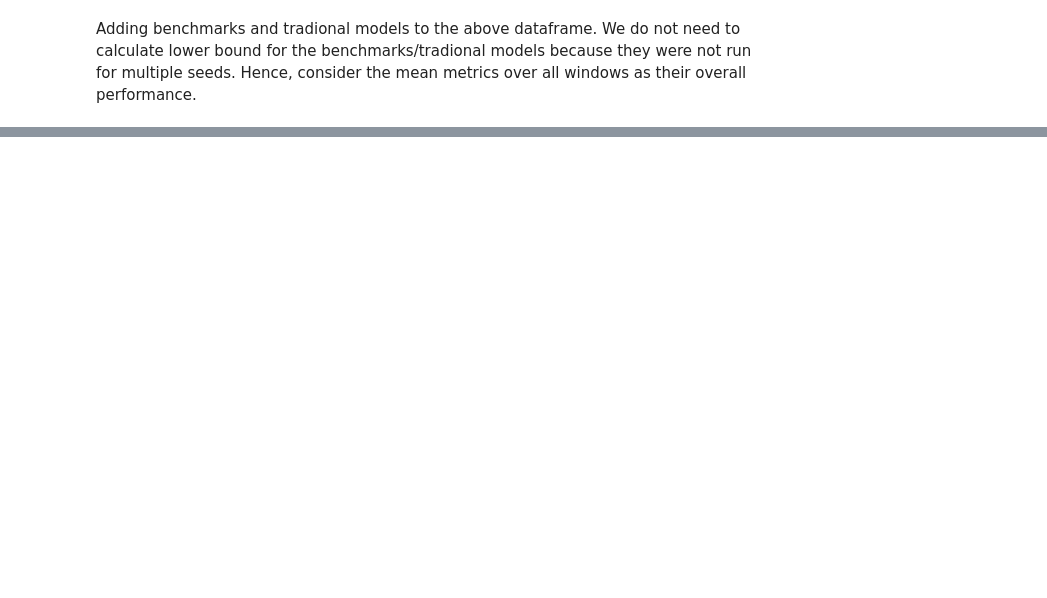
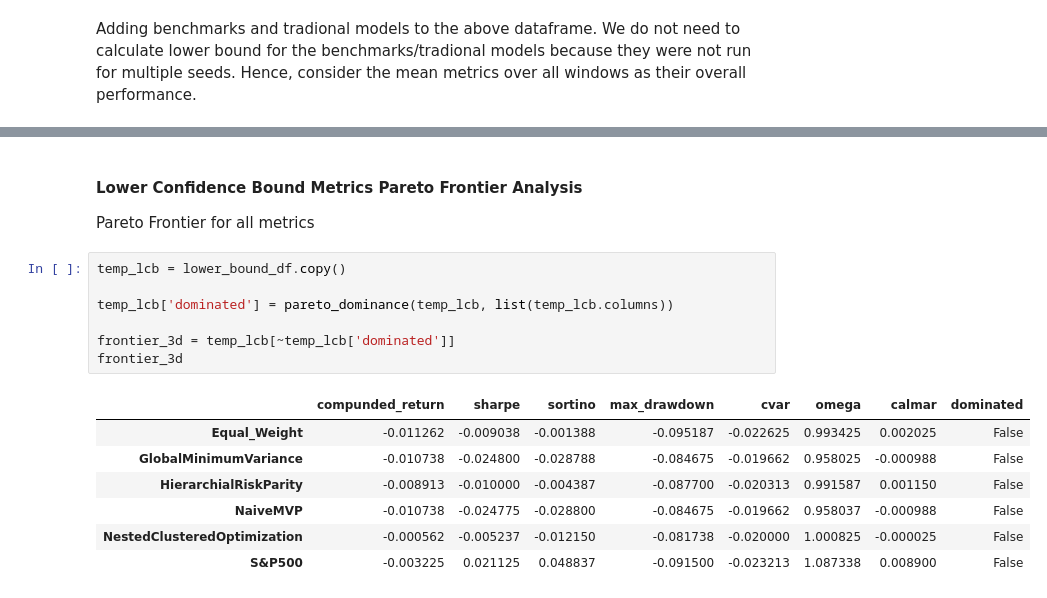
Before and after one commit to travisdesell/exact, a Jupyter notebook: financial_loss_functions/exploration/test_analysis.ipynb, the cells around one changed output, grey strips where cells are left out. Drawn from its saved outputs; the diff is of its cells as text; blank space fills up the shorter version.

```diff
--- a/financial_loss_functions/exploration/test_analysis.ipynb
+++ b/financial_loss_functions/exploration/test_analysis.ipynb
@@ -271,0 +217,19 @@ lower_bound_df
+# %% [markdown]
+#### Lower Confidence Bound Metrics Pareto Frontier Analysis
+
+Pareto Frontier for all metrics
+# %%
+temp_lcb = lower_bound_df.copy()
+
+temp_lcb['dominated'] = pareto_dominance(temp_lcb, list(temp_lcb.columns))
+
+frontier_3d = temp_lcb[~temp_lcb['dominated']]
+frontier_3d
+# %% [output]
+|  | compunded_return | sharpe | sortino | max_drawdown | cvar | omega | calmar | dominated |
+| Equal_Weight | -0.011262 | -0.009038 | -0.001388 | -0.095187 | -0.022625 | 0.993425 | 0.002025 | False |
+| GlobalMinimumVariance | -0.010738 | -0.024800 | -0.028788 | -0.084675 | -0.019662 | 0.958025 | -0.000988 | False |
+| HierarchialRiskParity | -0.008913 | -0.010000 | -0.004387 | -0.087700 | -0.020313 | 0.991587 | 0.001150 | False |
+| NaiveMVP | -0.010738 | -0.024775 | -0.028800 | -0.084675 | -0.019662 | 0.958037 | -0.000988 | False |
+| NestedClusteredOptimization | -0.000562 | -0.005237 | -0.012150 | -0.081738 | -0.020000 | 1.000825 | -0.000025 | False |
+| S&P500 | -0.003225 | 0.021125 | 0.048837 | -0.091500 | -0.023213 | 1.087338 | 0.008900 | False |
```
Also changed, not shown: parts of 9 cells of this notebook, 4 other files.
